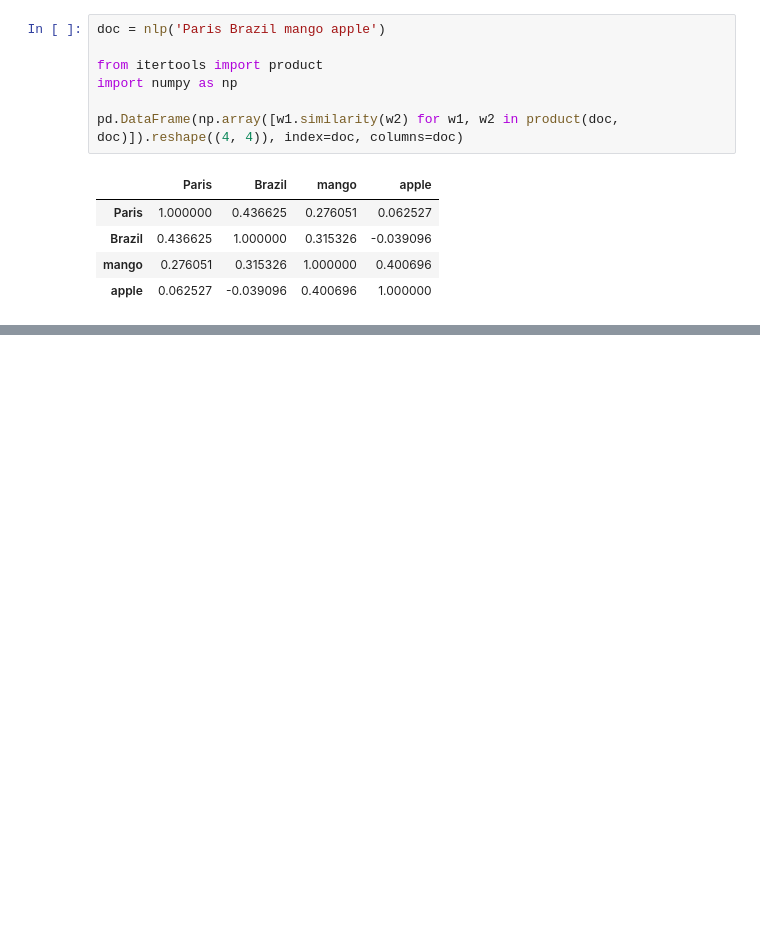
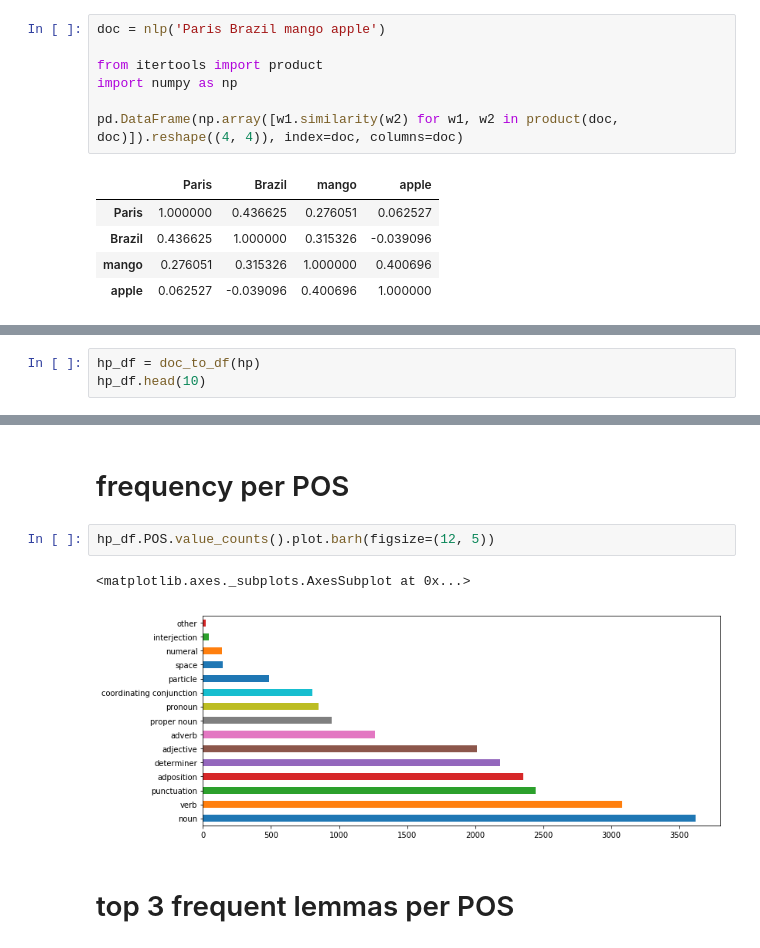
Before and after one commit to abevieiramota/learning-spacy, a Jupyter notebook: 0 - Spacy.ipynb, the cells around one changed output, grey strips where cells are left out. Drawn from its saved outputs; the diff is of its cells as text; blank space fills up the shorter version.

```diff
--- a/0 - Spacy.ipynb
+++ b/0 - Spacy.ipynb
@@ -238,0 +260,3 @@ list(candidate)
+# %%
+hp_df = doc_to_df(hp)
+hp_df.head(10)
@@ -238,0 +292,9 @@ list(candidate)
+# %% [markdown]
+# frequency per POS
+# %%
+hp_df.POS.value_counts().plot.barh(figsize=(12, 5))
+# %% [output]
+<matplotlib.axes._subplots.AxesSubplot at 0x...>
+[figure, added]
+# %% [markdown]
+# top 3 frequent lemmas per POS
```
Also changed, not shown: parts of 92 cells of this notebook, 5 other files.
